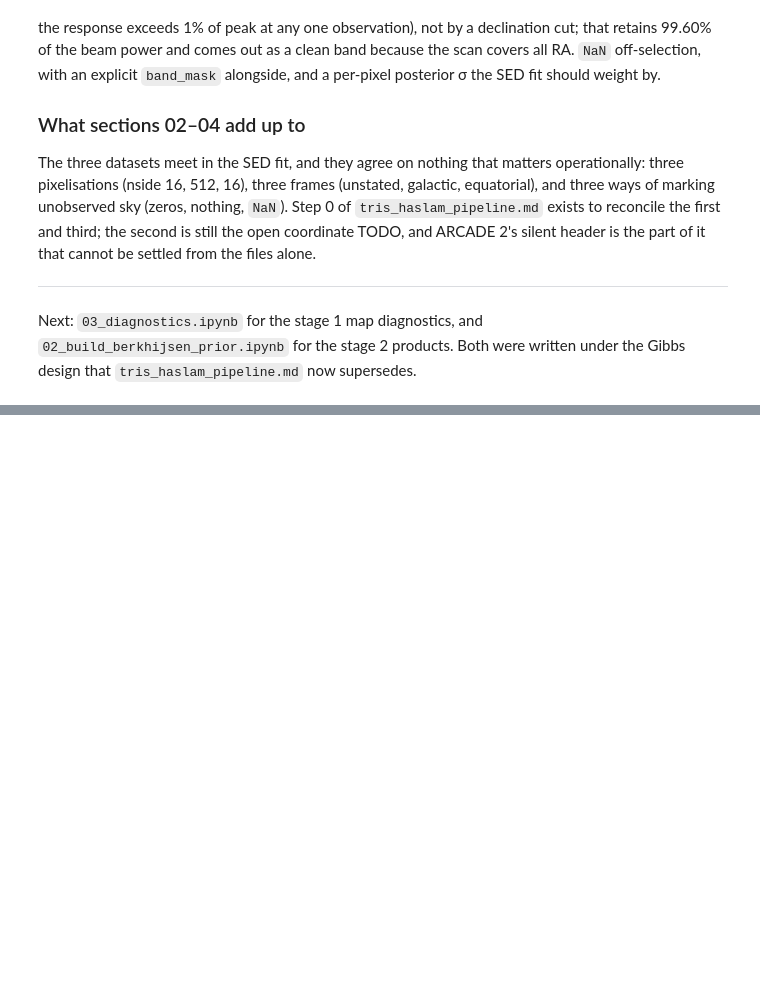
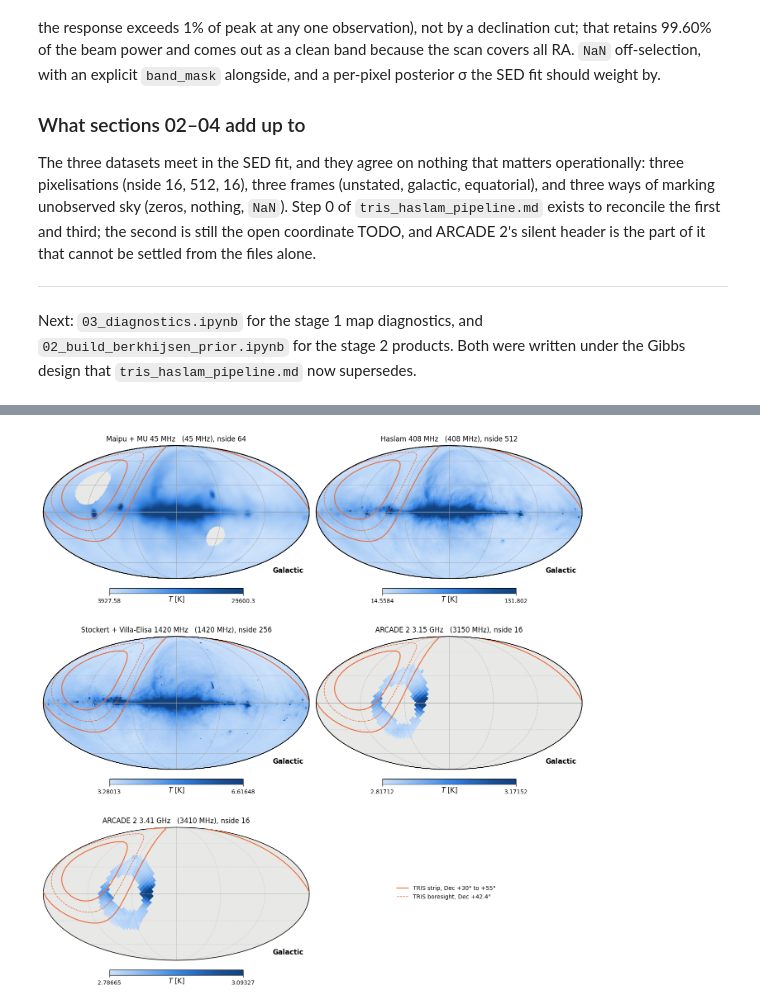
Before and after one commit to sohinixcvii/moonrunes, a Jupyter notebook: notebooks/01_explore_data.ipynb, the cells around one changed output, grey strips where cells are left out. Drawn from its saved outputs; the diff is of its cells as text; code cells hidden in the pictures; blank space fills up the shorter version.

```diff
--- a/notebooks/01_explore_data.ipynb
+++ b/notebooks/01_explore_data.ipynb
@@ -1202,0 +1368,45 @@ Gibbs design that `tris_haslam_pipeline.md` now supersedes.
+# %%
+TRIS_STRIP_DEC = (30.0, 55.0)
+TRIS_BORESIGHT_DEC = tris.TRIS_SITE_LATITUDE_DEG
+STRIP_COLOUR = "#eb6834"
+ASTROPY_FRAME = {"G": "galactic", "C": "icrs", "E": "barycentrictrueecliptic"}
+
+def draw_dec_line(dec_deg, frame, **kw):
+    # A line of constant declination in the map's own frame.  Split it wherever it wraps
+    # across the lon = 180° edge, or it streaks across the whole map.
+    ra = np.linspace(0.0, 360.0, 1441)
+    coords = SkyCoord(ra=ra * u.deg, dec=np.full(ra.size, dec_deg) * u.deg)
+    coords = coords.transform_to(ASTROPY_FRAME[frame]).spherical
+    lon = (coords.lon.deg + 180.0) % 360.0 - 180.0
+    breaks = np.flatnonzero(np.abs(np.diff(lon)) > 180.0) + 1
+    for lon_seg, lat_seg in zip(np.split(lon, breaks), np.split(coords.lat.deg, breaks)):
+        hp.projplot(lon_seg, lat_seg, lonlat=True, **kw)
+
+N_COLS = 2
+n_rows = int(np.ceil(len(MAPS) / N_COLS))
+fig = plt.figure(figsize=(6 * N_COLS, 4.2 * n_rows))
+for k, m in enumerate(MAPS):
+    frame = m["frame"] or "G"
+    lo, hi = np.nanpercentile(m["sky"], [2, 98])     # percentile limits, as everywhere here
+    unit = "$T$ [K]" if m["in_kelvin"] else f"[{m['unit'] or 'unit unknown'}]"
+    freq = "" if m["freq_mhz"] is None else f"   ({m['freq_mhz']:g} MHz)"
+    hp.mollview(m["sky"], coord=frame, sub=(n_rows, N_COLS, k + 1), fig=fig.number,
+                min=lo, max=hi, unit=unit, title=f"{m['name']}{freq}, nside {m['nside']}",
+                **MAP_KW)
+    hp.graticule(dpar=30, dmer=60, color="#9aa0a6", lw=0.4)
+    for dec in TRIS_STRIP_DEC:
+        draw_dec_line(dec, frame, color=STRIP_COLOUR, lw=1.4)
+    draw_dec_line(TRIS_BORESIGHT_DEC, frame, color=STRIP_COLOUR, lw=0.9, ls="--")
+
+handles = [plt.Line2D([], [], color=STRIP_COLOUR, lw=1.4),
+           plt.Line2D([], [], color=STRIP_COLOUR, lw=0.9, ls="--")]
+labels = [f"TRIS strip, Dec +{TRIS_STRIP_DEC[0]:.0f}° to +{TRIS_STRIP_DEC[1]:.0f}°",
+          f"TRIS boresight, Dec +{TRIS_BORESIGHT_DEC:.1f}°"]
+if len(MAPS) % N_COLS:          # an empty last slot: put the legend there
+    fig.legend(handles, labels, loc="center", frameon=False, fontsize=9,
+               bbox_to_anchor=(0.75, 0.5 / n_rows))
+else:
+    fig.legend(handles, labels, loc="lower center", ncol=2, frameon=False, fontsize=9)
+plt.show()
+# %% [output]
+[figure, added]
```
Also changed, not shown: parts of 16 cells of this notebook, 18 other files.
